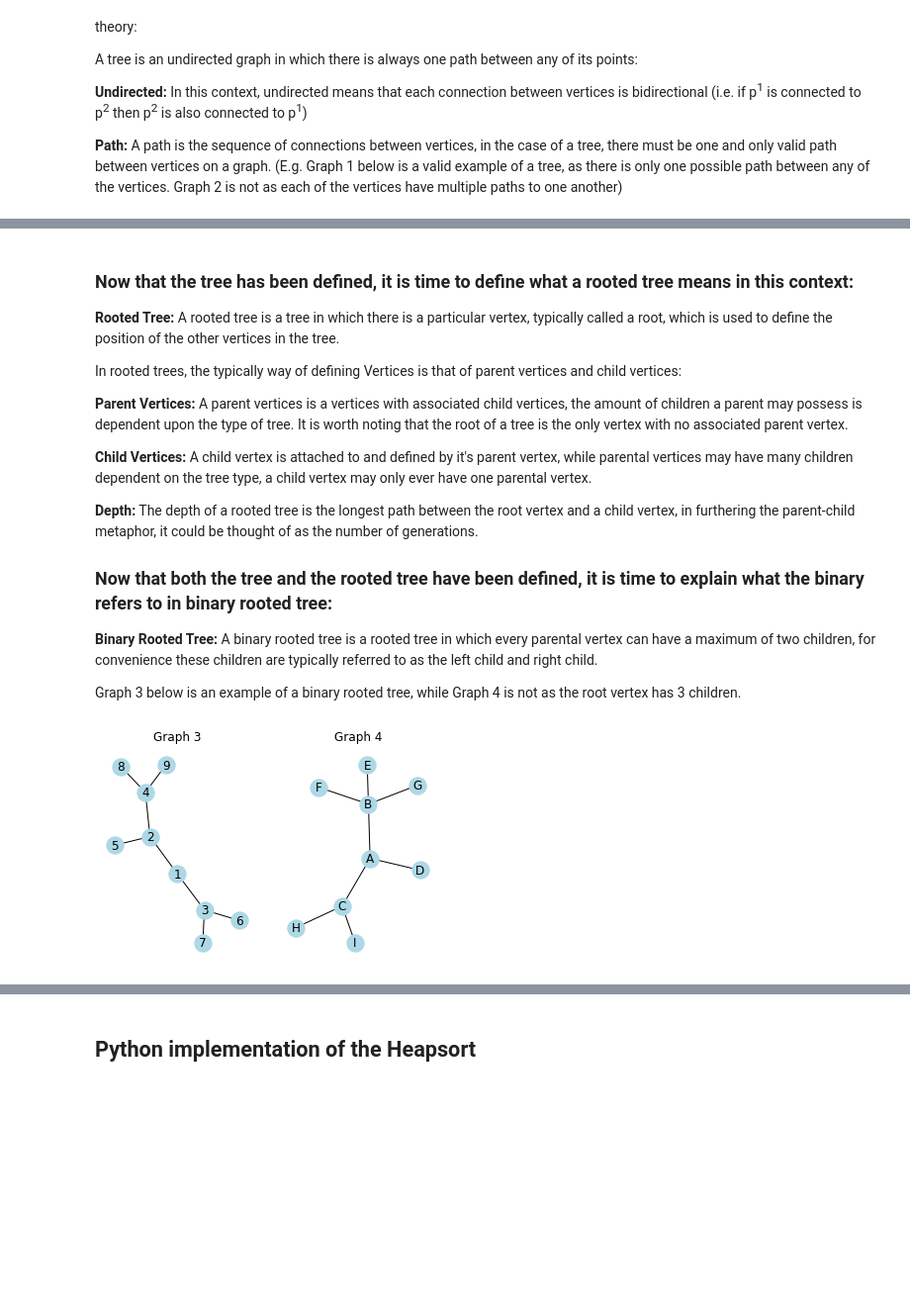
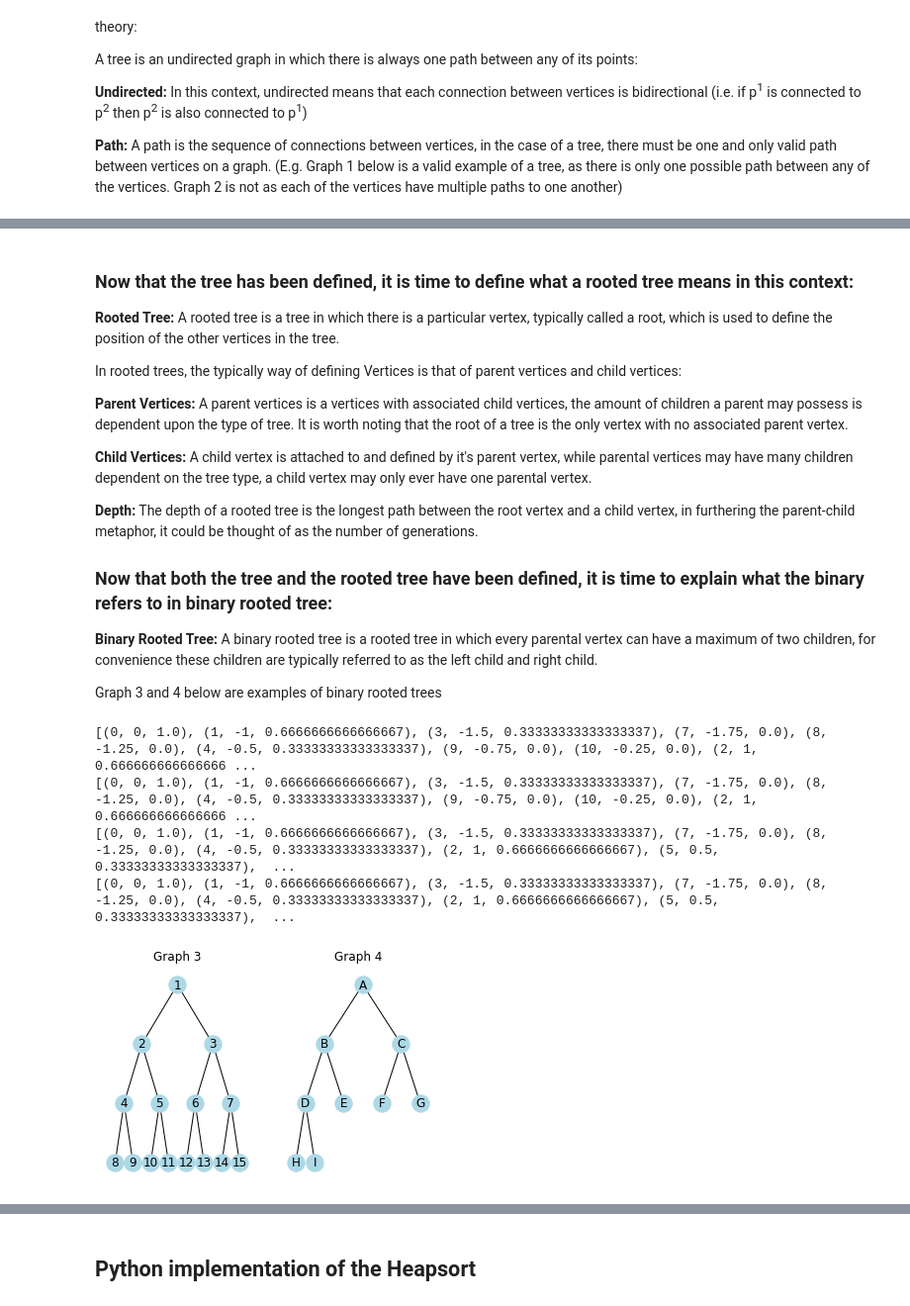
Before and after one commit to DylanWhelan/Graph_Theory_Summer_2022, a Jupyter notebook: The Heapsort.ipynb, the cells around one changed output, grey strips where cells are left out. Shown at 99% size. Saved outputs shown, nothing was run; the diff lists cells and outputs as text; code cells hidden in the pictures; blank space fills up the shorter version.

Commit message:
Implemented system to obtain pos values for binary trees

```diff
--- a/The Heapsort.ipynb
+++ b/The Heapsort.ipynb
@@ -55,36 +55,79 @@ In rooted trees, the typically way of defining Vertices is that of parent vertic
 
 <B>Binary Rooted Tree:</B> A binary rooted tree is a rooted tree in which every parental vertex can have a maximum of two children, for convenience these children are typically referred to as the left child and right child.
 
-Graph 3 below is an example of a binary rooted tree, while Graph 4 is not as the root vertex has 3 children.
+Graph 3 and 4 below are examples of binary rooted trees
 # %%
-example3 = [1, 2, 3, 4, 5, 6, 7, 8, 9]
+example3 = [1, 2, 3, 4, 5, 6, 7, 8, 9, 10, 11, 12, 13, 14, 15]
 example4 = ['A', 'B', 'C', 'D', 'E', 'F', 'G', 'H', 'I']
 
+def calc_position(listToDraw, coOrdsList, i, xPos, xOffset, treeDepth):
+    leftChild = 2 * i + 1
+    rightChild = 2 * i + 2
+
+    x = xPos
+    y = 1 - (math.floor(math.log(i + 1, 2)) / treeDepth)
+
+    coOrd = (i, x, y)
+    coOrdsList.append(coOrd)
+
+    if leftChild < len(listToDraw):
+        calc_position(listToDraw, coOrdsList, leftChild, xPos - xOffset, xOffset / 2, treeDepth)
+
+    if rightChild < len(listToDraw):
+        calc_position(listToDraw, coOrdsList, rightChild, xPos + xOffset, xOffset / 2, treeDepth)
+
+
+def calc_positions(listToDraw):
+
+
+    treeDepth = math.floor(math.log2(len(listToDraw)))
+    coOrdsList = []
+
+    calc_position(listToDraw, coOrdsList, 0, 0, 1, treeDepth)
+
+    print(coOrdsList)
+
+    sortedCoOrds = sorted(coOrdsList)
+
+    print(coOrdsList)
+
+    for i in range(len(sortedCoOrds)):
+        sortedCoOrds[i] = sortedCoOrds[i][1:]
+
+    return dict(zip(listToDraw, sortedCoOrds))
+
 # This function is based off a function written by ATU Lecturer: Ian Mc
-def draw_tree(listToDraw, numChildren):
+def draw_tree(listToDraw):
     # Creates a balanced tree to represent the list passed in, note that the tree is blank
-    treeToDraw = nx.balanced_tree(numChildren, math.floor(math.log(len(listToDraw), numChildren)))
+    treeToDraw = nx.balanced_tree(2, math.floor(math.log2(len(listToDraw))))
 
     #This removes all nodes from the tree, until the number of nodes match the length of the list passed in
     treeToDraw.remove_nodes_from(list(treeToDraw.nodes)[len(listToDraw):])
 
+    treeToDraw = nx.relabel_nodes(treeToDraw, dict(zip(treeToDraw.nodes, listToDraw)), copy = True)
 
-    treeToDraw = nx.relabel_nodes(treeToDraw, dict(zip(treeToDraw.nodes, listToDraw)), copy = True)
 
     # Due to issues with pydot, this line will be commented out for now
     # If possible this will be rectified, as the graphs are quite difficult to analyze when layed out randomly
     #positions = nx.drawing.nx_pydot.graphviz_layout(treeToDraw, prog="dot")
 
-    nx.draw(treeToDraw, with_labels=True, node_color='lightblue')
+    # Due to the aforementioned difficulties with pydot, I made my own function for calculating the coordinates of the points for a binary tree
+    pos = calc_positions(listToDraw)
+
+    nx.draw(treeToDraw, pos, with_labels=True, node_color='lightblue')
 
 plt.subplot(121)
-draw_tree(example3, 2)
+draw_tree(example3)
 plt.title("Graph 3")
 
 plt.subplot(122)
-draw_tree(example4, 3)
+draw_tree(example4)
 plt.title("Graph 4")
 
 plt.show()
 # %% [output]
+[(0, 0, 1.0), (1, -1, 0.6666666666666667), (3, -1.5, 0.33333333333333337), (7, -1.75, 0.0), (8, -1.25, 0.0), (4, -0.5, 0.33333333333333337), (9, -0.75, 0.0), (10, -0.25, 0.0), (2, 1, 0.666666666666666 ...
+[(0, 0, 1.0), (1, -1, 0.6666666666666667), (3, -1.5, 0.33333333333333337), (7, -1.75, 0.0), (8, -1.25, 0.0), (4, -0.5, 0.33333333333333337), (9, -0.75, 0.0), (10, -0.25, 0.0), (2, 1, 0.666666666666666 ...
+[(0, 0, 1.0), (1, -1, 0.6666666666666667), (3, -1.5, 0.33333333333333337), (7, -1.75, 0.0), (8, -1.25, 0.0), (4, -0.5, 0.33333333333333337), (2, 1, 0.6666666666666667), (5, 0.5, 0.33333333333333337),  ...
+[(0, 0, 1.0), (1, -1, 0.6666666666666667), (3, -1.5, 0.33333333333333337), (7, -1.75, 0.0), (8, -1.25, 0.0), (4, -0.5, 0.33333333333333337), (2, 1, 0.6666666666666667), (5, 0.5, 0.33333333333333337),  ...
-[figure, old version]
+[figure, new version]
```
Also changed, not shown: parts of 6 cells of this notebook.
